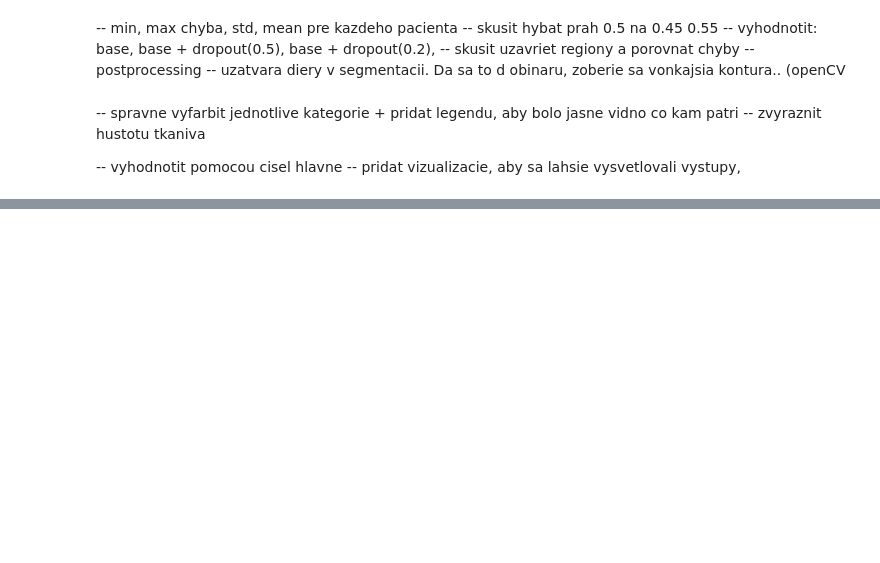
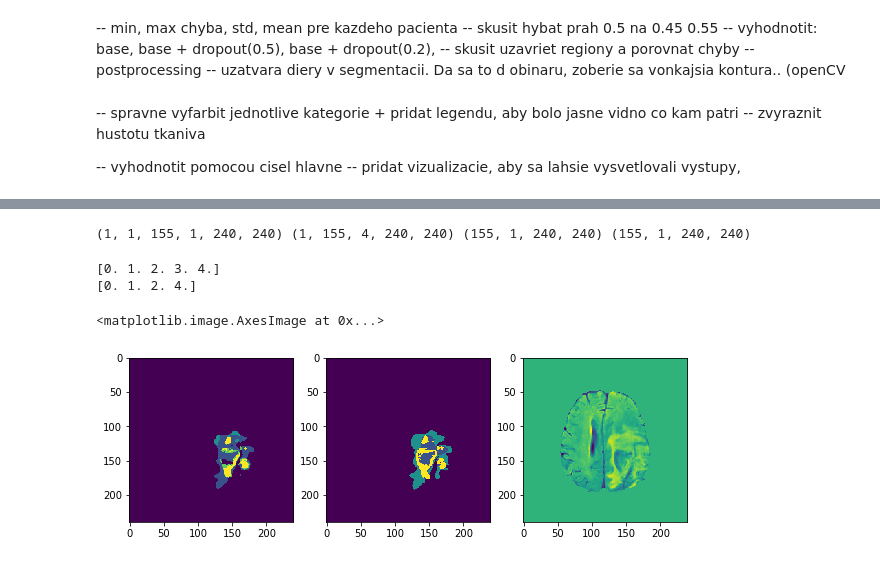
Before and after one commit to Janowie/unet_segmentation, a Jupyter notebook: postprocessing.ipynb, the cells around one changed output, grey strips where cells are left out. Saved outputs shown, nothing was run; the diff lists cells and outputs as text; code cells hidden in the pictures; blank space fills up the shorter version.

Commit message:
Final datagen and training proces

```diff
--- a/postprocessing.ipynb
+++ b/postprocessing.ipynb
@@ -169,0 +41,9 @@ np.average([0.88439703, 0.72430116, 0.80253154, 0.80975336, 0.89849716, 0.671234
+# %%
+x_val, y_val = datagen.get_whole_patient(number=1,
+                  file_path='../dataset/',
+                  mode='test',
+                  glioma_type=['HGG'],
+                  image_size=240
+                )
+# %%
+models = ensemble_functions.get_models("../models/2020051001/", "1_ensemble", 1, 4, verbose=1)
@@ -169,0 +55,2 @@ np.average([0.88439703, 0.72430116, 0.80253154, 0.80975336, 0.89849716, 0.671234
+# %%
+predictions = ensemble_functions.get_predictions(models, x_val[0], 1, 4, verbose=1)
@@ -169,0 +66,22 @@ np.average([0.88439703, 0.72430116, 0.80253154, 0.80975336, 0.89849716, 0.671234
+# %%
+final_mask = ensemble_functions.create_mask(predictions, num_slices, image_size, p=0.8)
+# %%
+print(y_val.shape, x_val.shape, predictions[1].shape, final_mask.shape)
+# %% [output]
+(1, 1, 155, 1, 240, 240) (1, 155, 4, 240, 240) (155, 1, 240, 240) (155, 1, 240, 240)
+# %%
+pslice = random.randint(60, 100)
+# # i=76
+print(np.unique(final_mask[pslice]))
+print(np.unique(y_val[0][0][pslice]))
+
+# # Plot
+f, axarr = plt.subplots(1,3, figsize=(10,10))
+axarr[0].imshow(final_mask[pslice][0])
+axarr[1].imshow(y_val[0][0][pslice][0])
+axarr[2].imshow(x_val[0][pslice][0])
+# %% [output]
+[0. 1. 2. 3. 4.]
+[0. 1. 2. 4.]
+<matplotlib.image.AxesImage at 0x...>
+[figure, added]
```
Also changed, not shown: parts of 28 cells of this notebook, 3 other files.
